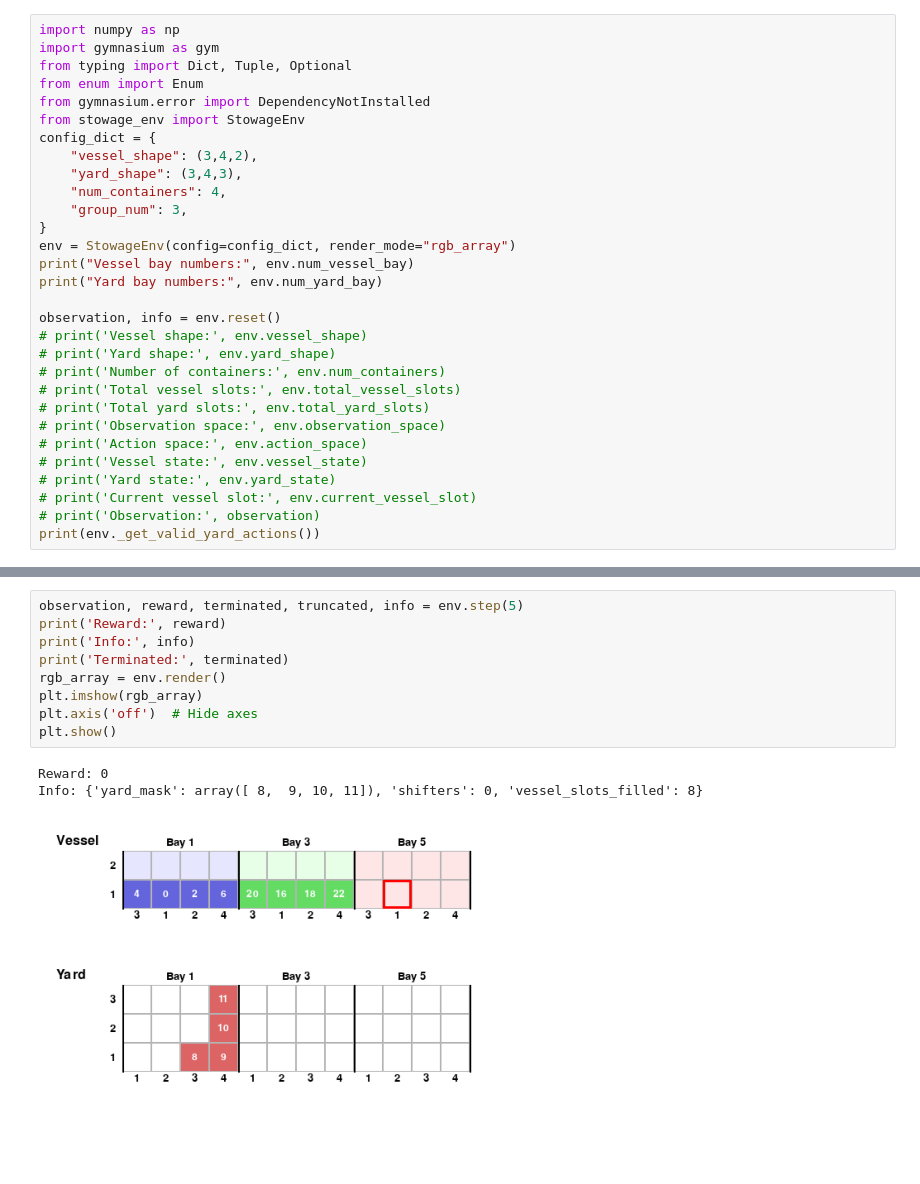
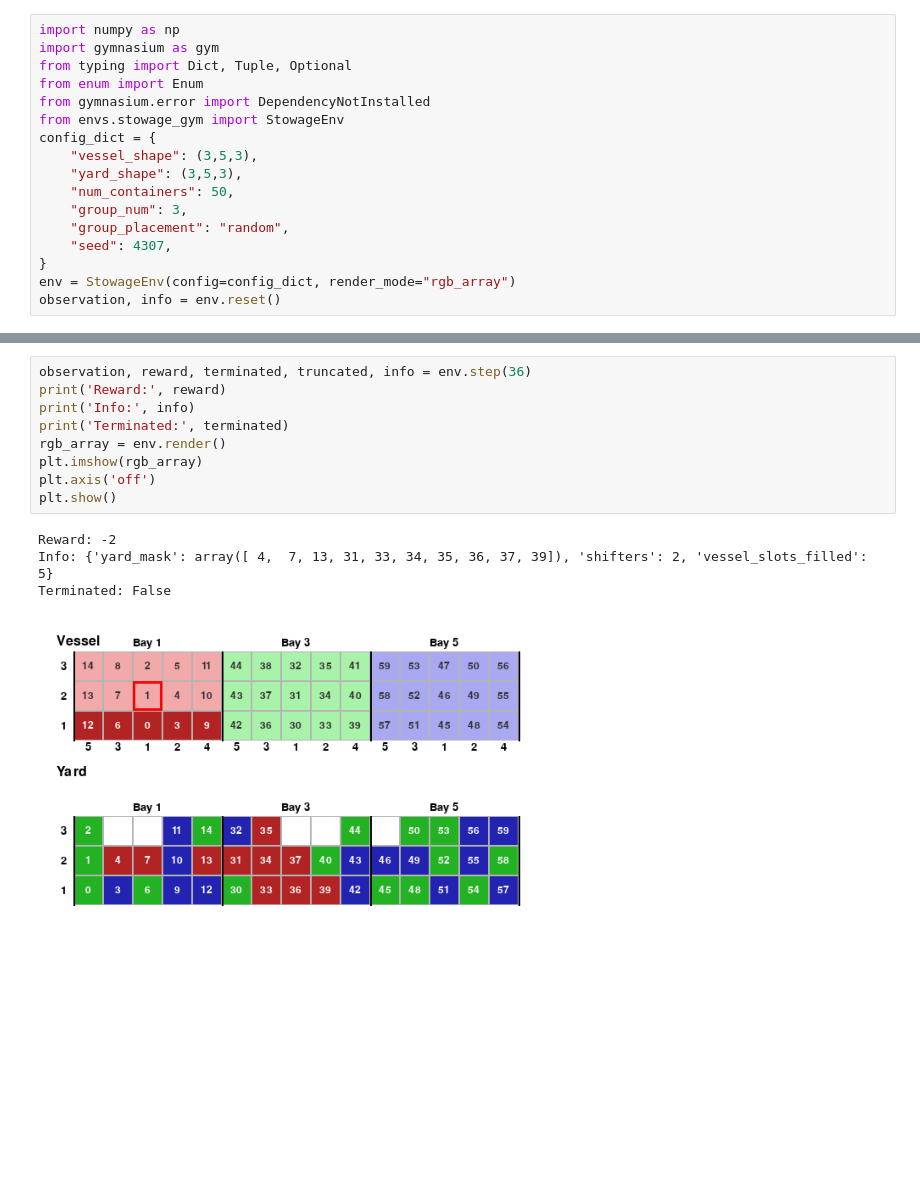
Before and after one commit to JingyaoLu22/Sequential-Multi-Agent-Reinforcement-Learning-for-Hierarchical-Container-Yard-Stacking, a Jupyter notebook: stowage.ipynb, the cells around one changed output, grey strips where cells are left out. Drawn from its saved outputs; the diff is of its cells as text; blank space fills up the shorter version.

```diff
--- a/stowage.ipynb
+++ b/stowage.ipynb
@@ -4,27 +4,14 @@ import gymnasium as gym
 from typing import Dict, Tuple, Optional
 from enum import Enum
 from gymnasium.error import DependencyNotInstalled
-from stowage_env import StowageEnv
+from envs.stowage_gym import StowageEnv
 config_dict = {
-    "vessel_shape": (3,4,2),
-    "yard_shape": (3,4,3),
-    "num_containers": 4,
+    "vessel_shape": (3,5,3),
+    "yard_shape": (3,5,3),
+    "num_containers": 50,
     "group_num": 3,
+    "group_placement": "random",
+    "seed": 4307,
 }
 env = StowageEnv(config=config_dict, render_mode="rgb_array")
-print("Vessel bay numbers:", env.num_vessel_bay)
-print("Yard bay numbers:", env.num_yard_bay)
-
 observation, info = env.reset()
-# print('Vessel shape:', env.vessel_shape)
-# print('Yard shape:', env.yard_shape)
-# print('Number of containers:', env.num_containers)
-# print('Total vessel slots:', env.total_vessel_slots)
-# print('Total yard slots:', env.total_yard_slots)
-# print('Observation space:', env.observation_space)
-# print('Action space:', env.action_space)
-# print('Vessel state:', env.vessel_state)
-# print('Yard state:', env.yard_state)
-# print('Current vessel slot:', env.current_vessel_slot)
-# print('Observation:', observation)
-print(env._get_valid_yard_actions())
@@ -47,13 +51,14 @@ plt.show()
 # %%
-observation, reward, terminated, truncated, info = env.step(5)
+observation, reward, terminated, truncated, info = env.step(36)
 print('Reward:', reward)
 print('Info:', info)
 print('Terminated:', terminated)
 rgb_array = env.render()
 plt.imshow(rgb_array)
-plt.axis('off')  # Hide axes
+plt.axis('off')
 plt.show()
 # %% [output]
-Reward: 0
-Info: {'yard_mask': array([ 8,  9, 10, 11]), 'shifters': 0, 'vessel_slots_filled': 8}
+Reward: -2
+Info: {'yard_mask': array([ 4,  7, 13, 31, 33, 34, 35, 36, 37, 39]), 'shifters': 2, 'vessel_slots_filled': 5}
+Terminated: False
-[figure, old version]
+[figure, new version]
```
Also changed, not shown: parts of 8 cells of this notebook, 3 other files.
